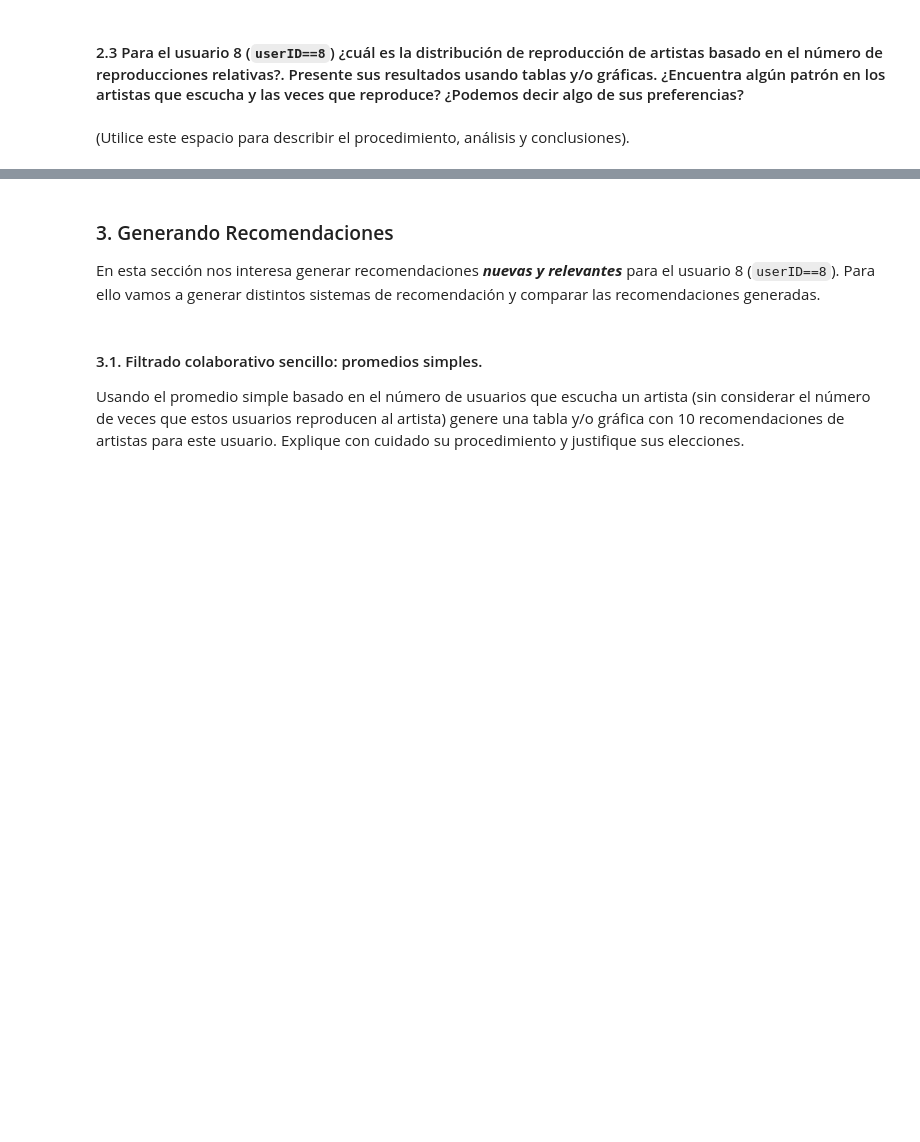
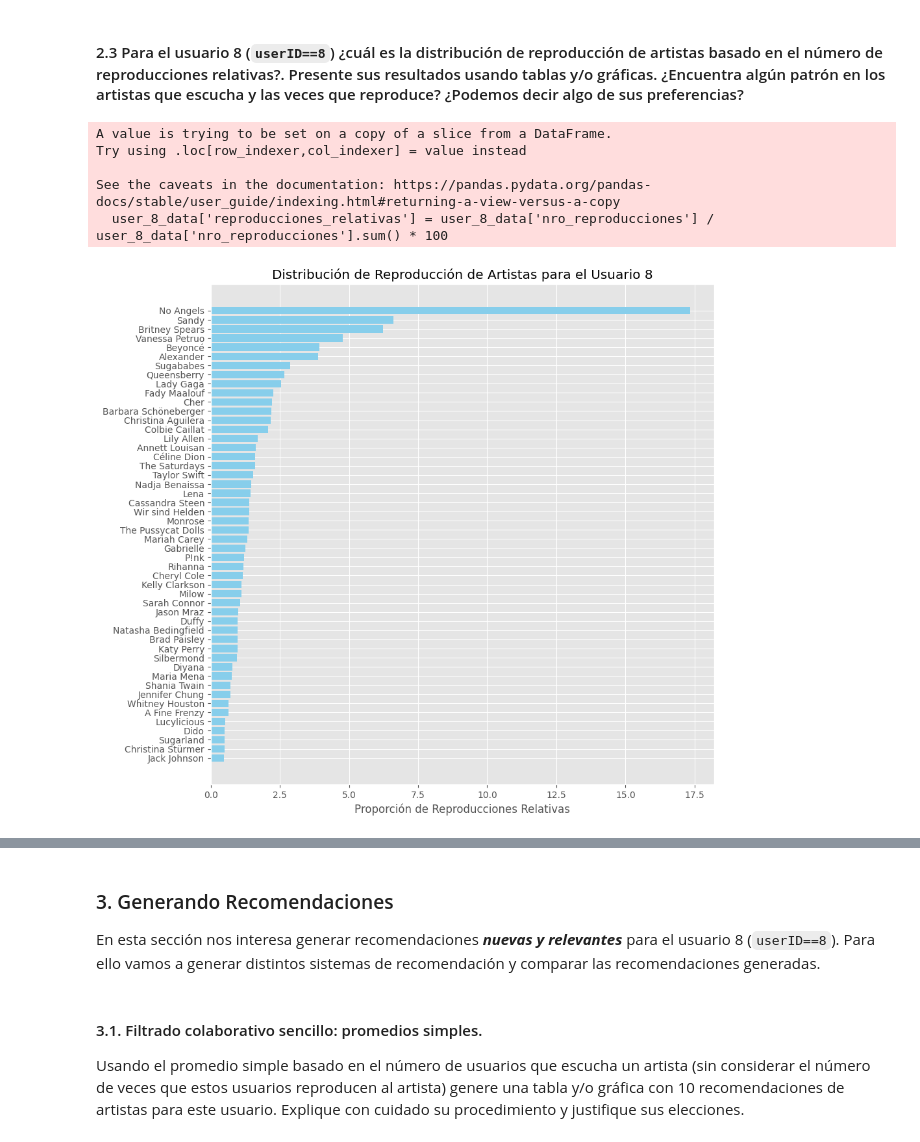
Before and after one commit to jetabaresj/MIAD_UL_2024, a Jupyter notebook: SEMANA 5/S5_LC_Taller_Colab.ipynb, the cells around one changed output, grey strips where cells are left out. Saved outputs shown, nothing was run; the diff lists cells and outputs as text; code cells hidden in the pictures; blank space fills up the shorter version.

```diff
--- a/SEMANA 5/S5_LC_Taller_Colab.ipynb
+++ b/SEMANA 5/S5_LC_Taller_Colab.ipynb
@@ -57,2 +125,21 @@ En esta sección exploraremos la base. Para ello responda las siguientes pregunt
-# %% [markdown]
-(Utilice este espacio para describir el procedimiento, análisis y conclusiones).
+# %%
+# Usuario con userID == 8
+user_8_data = dataset[dataset['userID'] == 8]
+
+# Calcular la distribución de reproducción de artistas basado en el número de reproducciones relativas
+user_8_data['reproducciones_relativas'] = user_8_data['nro_reproducciones'] / user_8_data['nro_reproducciones'].sum() * 100
+user_8_data = user_8_data.sort_values(by='reproducciones_relativas')
+
+# Gráfica
+plt.figure(figsize=(10, 10))
+plt.barh(user_8_data['artist_name'], user_8_data['reproducciones_relativas'], color='skyblue')
+plt.xlabel('Proporción de Reproducciones Relativas')
+plt.title('Distribución de Reproducción de Artistas para el Usuario 8')
+plt.show()
+# %% [output]
+A value is trying to be set on a copy of a slice from a DataFrame.
+Try using .loc[row_indexer,col_indexer] = value instead
+
+See the caveats in the documentation: https://pandas.pydata.org/pandas-docs/stable/user_guide/indexing.html#returning-a-view-versus-a-copy
+  user_8_data['reproducciones_relativas'] = user_8_data['nro_reproducciones'] / user_8_data['nro_reproducciones'].sum() * 100
+[figure, added]
```
Also changed, not shown: parts of 17 cells of this notebook.
